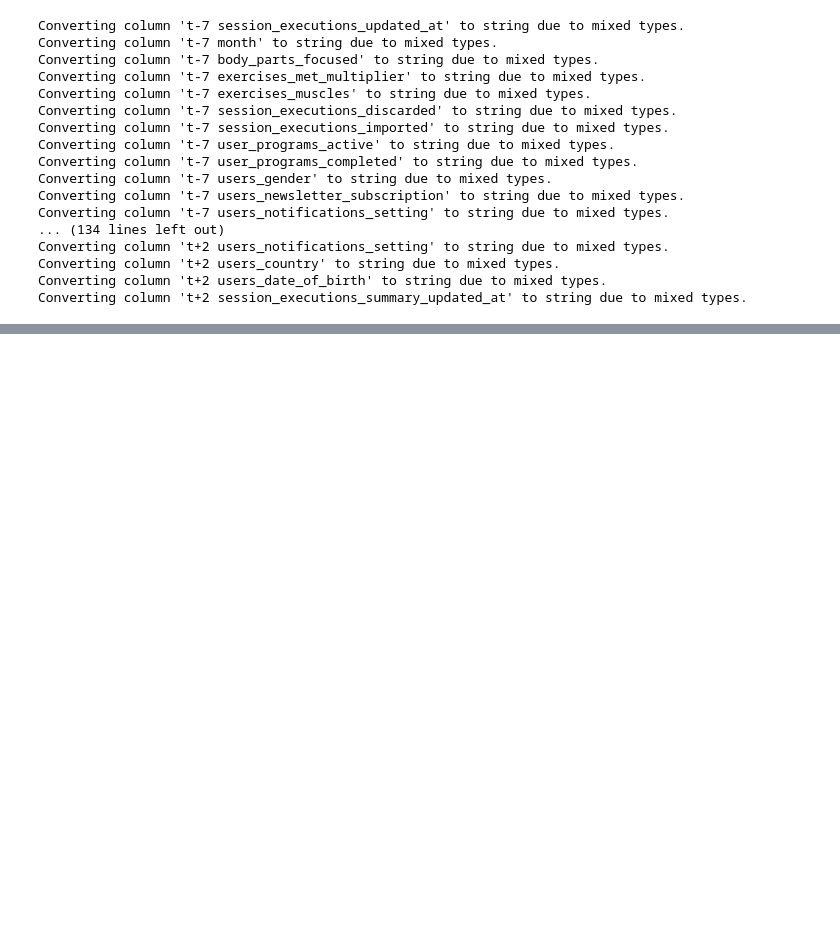
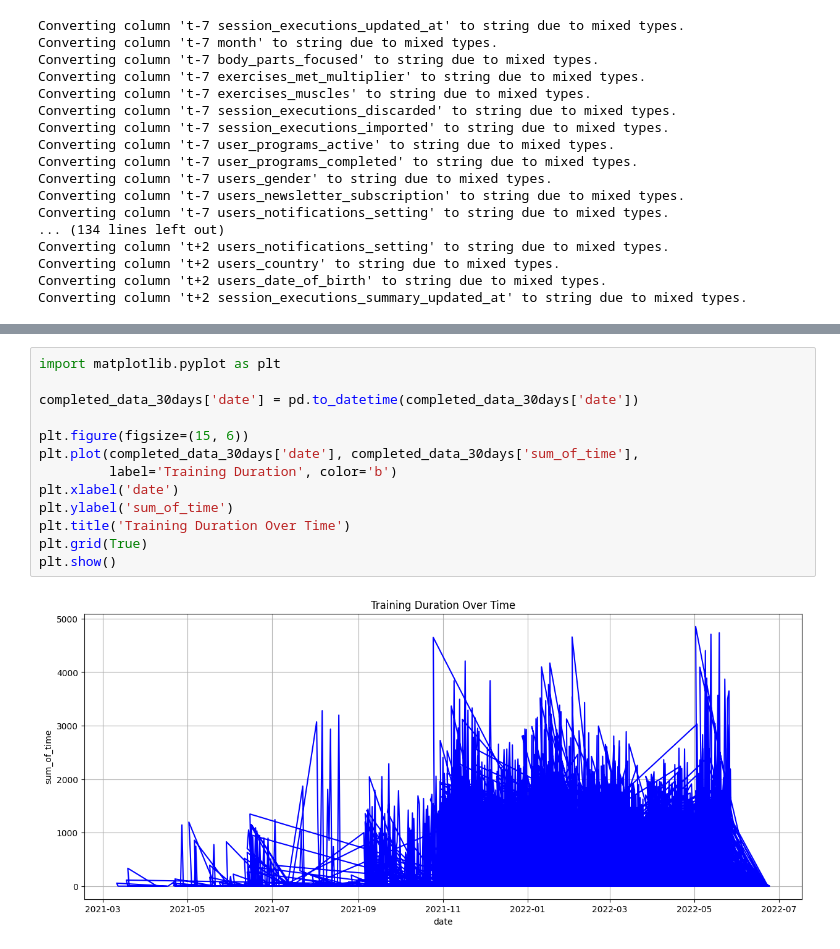
Before and after one commit to evidadeusto/mhunters, a Jupyter notebook: analysis_oscar_preprocessing/AI_models.ipynb, the cells around one changed output, grey strips where cells are left out. Drawn from its saved outputs; the diff is of its cells as text; blank space fills up the shorter version.

```diff
--- a/analysis_oscar_preprocessing/AI_models.ipynb
+++ b/analysis_oscar_preprocessing/AI_models.ipynb
@@ -662,0 +736,15 @@ merged_reframed_data_30days
+# %%
+import matplotlib.pyplot as plt
+
+completed_data_30days['date'] = pd.to_datetime(completed_data_30days['date'])
+
+plt.figure(figsize=(15, 6))
+plt.plot(completed_data_30days['date'], completed_data_30days['sum_of_time'],
+         label='Training Duration', color='b')
+plt.xlabel('date')
+plt.ylabel('sum_of_time')
+plt.title('Training Duration Over Time')
+plt.grid(True)
+plt.show()
+# %% [output]
+[figure, added]
```
Also changed, not shown: parts of 45 cells of this notebook.
